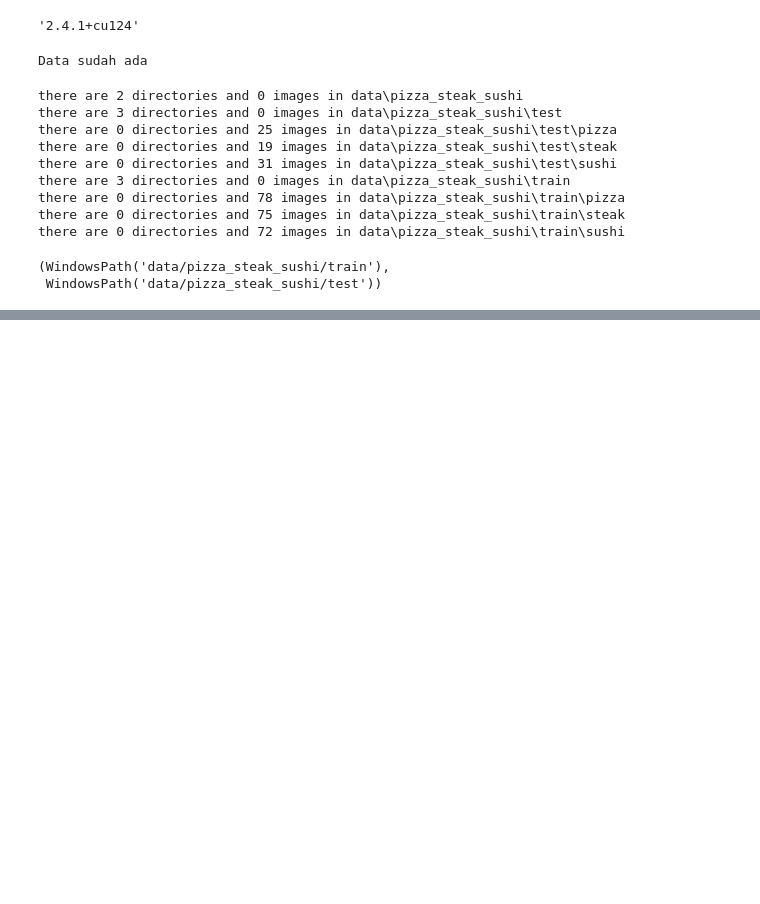
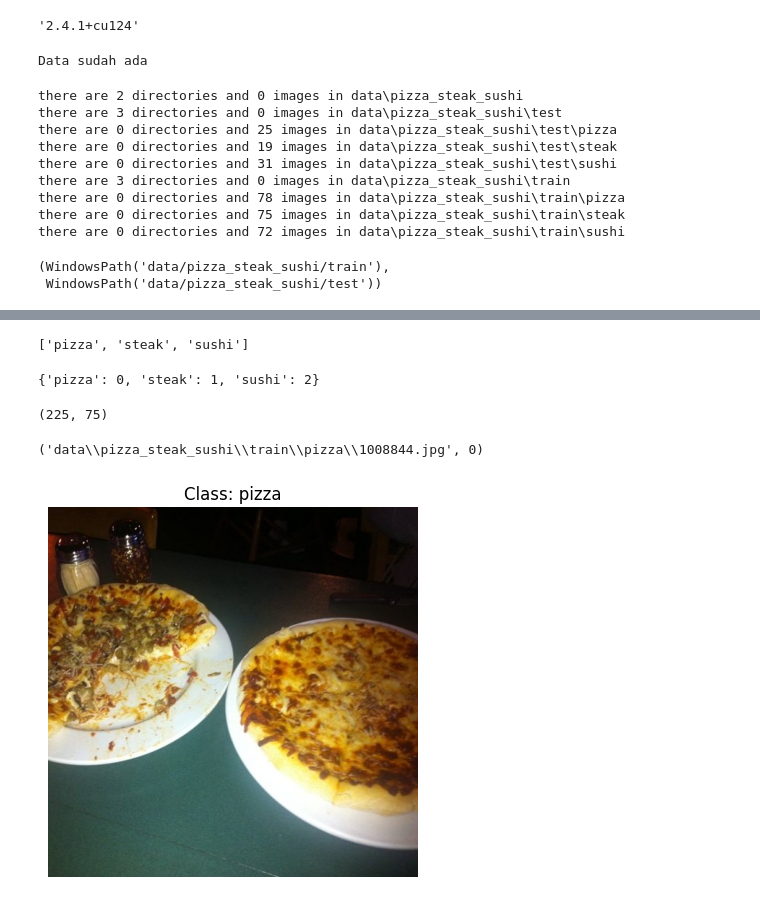
Before and after one commit to zildjianvitoo/pytorch-db, a Jupyter notebook: 04-custom-dataset/135-custom-data.ipynb, the cells around one changed output, grey strips where cells are left out. Cells and saved outputs as stored; diff of their text form; code cells hidden in the pictures; blank space fills up the shorter version.

```diff
--- a/04-custom-dataset/135-custom-data.ipynb
+++ b/04-custom-dataset/135-custom-data.ipynb
@@ -97,0 +158,8 @@ plt.axis(False)
+# %%
+train_data = datasets.ImageFolder(root=train_dir,transform=data_transform,target_transform=None)
+
+test_data = datasets.ImageFolder(
+    root=test_dir, transform=data_transform, target_transform=None
+)
+
+train_data,test_data
@@ -97,0 +187,27 @@ plt.axis(False)
+# %%
+class_names = train_data.classes
+class_names
+# %% [output]
+['pizza', 'steak', 'sushi']
+# %%
+class_dict = train_data.class_to_idx
+class_dict
+# %% [output]
+{'pizza': 0, 'steak': 1, 'sushi': 2}
+# %%
+len(train_data),len(test_data)
+# %% [output]
+(225, 75)
+# %%
+train_data.samples[0]
+# %% [output]
+('data\\pizza_steak_sushi\\train\\pizza\\1008844.jpg', 0)
+# %%
+train_data.samples[0][0]
+
+with Image.open(train_data.samples[0][0]) as f:
+    plt.title(f"Class: {class_names[train_data.samples[0][1]]}")
+    plt.imshow(f)
+    plt.axis(False)
+# %% [output]
+[figure, added]
```
Also changed, not shown: parts of 10 cells of this notebook.
